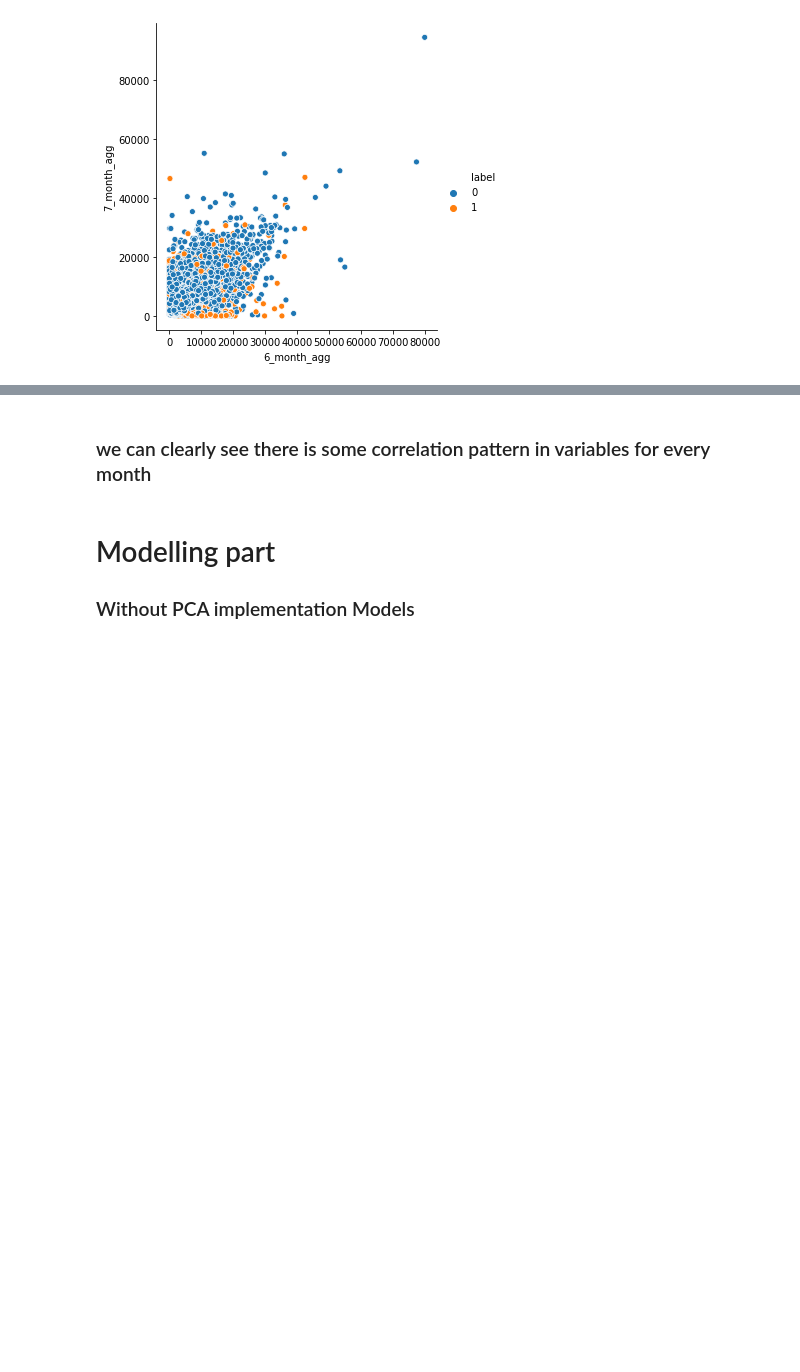
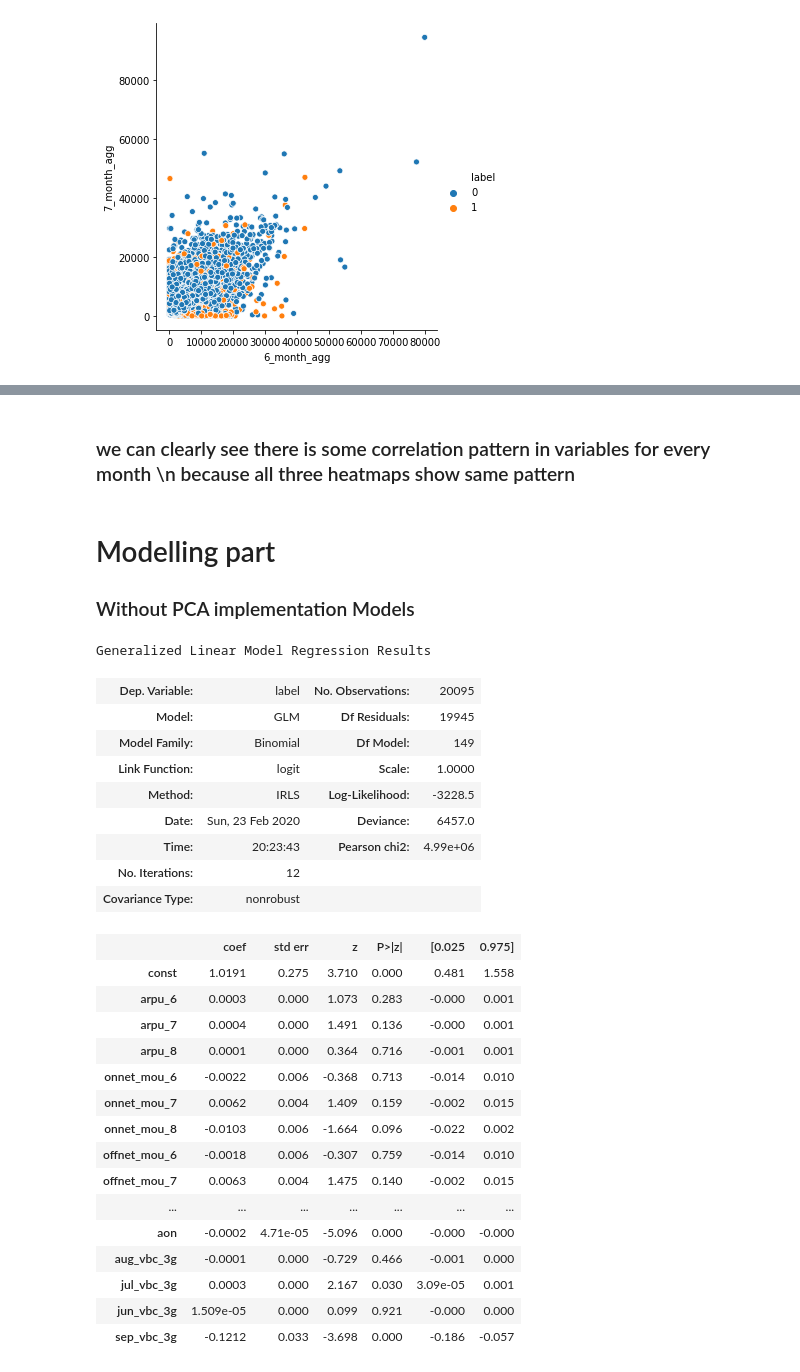
Before and after one commit to jagadeesh-gajula/Telecom-Churn-Prediction, a Jupyter notebook: Telecom Churn Case Study.ipynb, the cells around one changed output, grey strips where cells are left out. Cells and saved outputs as stored; diff of their text form; code cells hidden in the pictures; blank space fills up the shorter version.

```diff
--- a/Telecom Churn Case Study.ipynb
+++ b/Telecom Churn Case Study.ipynb
@@ -326,2 +286,2 @@ plt.show()
 # %% [markdown]
-### we can clearly see there is some correlation pattern in variables for every month
+### we can clearly see there is some correlation pattern in variables for every month \n because all three heatmaps show same pattern
@@ -331,0 +312,33 @@ plt.show()
+# %%
+import statsmodels.api as sm
+
+# lets see regression summary with stats model.
+log = sm.GLM(y_train,(sm.add_constant(x_train)), family = sm.families.Binomial())
+log.fit().summary()
+# %% [output]
+Generalized Linear Model Regression Results
+| Dep. Variable: | label | No. Observations: | 20095 |
+| Model: | GLM | Df Residuals: | 19945 |
+| Model Family: | Binomial | Df Model: | 149 |
+| Link Function: | logit | Scale: | 1.0000 |
+| Method: | IRLS | Log-Likelihood: | -3228.5 |
+| Date: | Sun, 23 Feb 2020 | Deviance: | 6457.0 |
+| Time: | 20:23:43 | Pearson chi2: | 4.99e+06 |
+| No. Iterations: | 12 |  |  |
+| Covariance Type: | nonrobust |  |  |
+|  | coef | std err | z | P>|z| | [0.025 | 0.975] |
+| const | 1.0191 | 0.275 | 3.710 | 0.000 | 0.481 | 1.558 |
+| arpu_6 | 0.0003 | 0.000 | 1.073 | 0.283 | -0.000 | 0.001 |
+| arpu_7 | 0.0004 | 0.000 | 1.491 | 0.136 | -0.000 | 0.001 |
+| arpu_8 | 0.0001 | 0.000 | 0.364 | 0.716 | -0.001 | 0.001 |
+| onnet_mou_6 | -0.0022 | 0.006 | -0.368 | 0.713 | -0.014 | 0.010 |
+| onnet_mou_7 | 0.0062 | 0.004 | 1.409 | 0.159 | -0.002 | 0.015 |
+| onnet_mou_8 | -0.0103 | 0.006 | -1.664 | 0.096 | -0.022 | 0.002 |
+| offnet_mou_6 | -0.0018 | 0.006 | -0.307 | 0.759 | -0.014 | 0.010 |
+| offnet_mou_7 | 0.0063 | 0.004 | 1.475 | 0.140 | -0.002 | 0.015 |
+| ... | ... | ... | ... | ... | ... | ... |
+| aon | -0.0002 | 4.71e-05 | -5.096 | 0.000 | -0.000 | -0.000 |
+| aug_vbc_3g | -0.0001 | 0.000 | -0.729 | 0.466 | -0.001 | 0.000 |
+| jul_vbc_3g | 0.0003 | 0.000 | 2.167 | 0.030 | 3.09e-05 | 0.001 |
+| jun_vbc_3g | 1.509e-05 | 0.000 | 0.099 | 0.921 | -0.000 | 0.000 |
+| sep_vbc_3g | -0.1212 | 0.033 | -3.698 | 0.000 | -0.186 | -0.057 |
```
Also changed, not shown: parts of 28 cells of this notebook.
